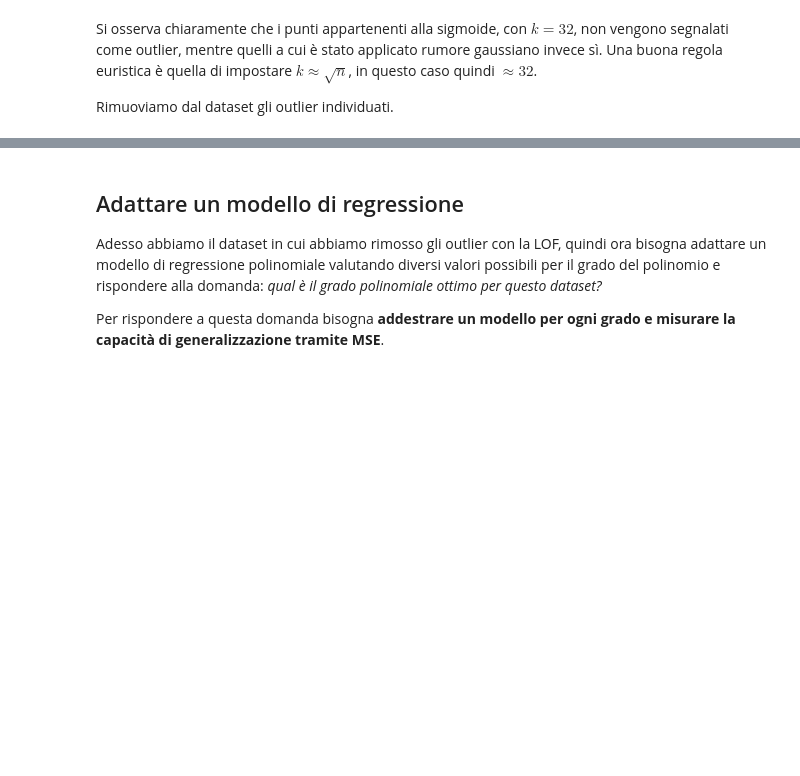
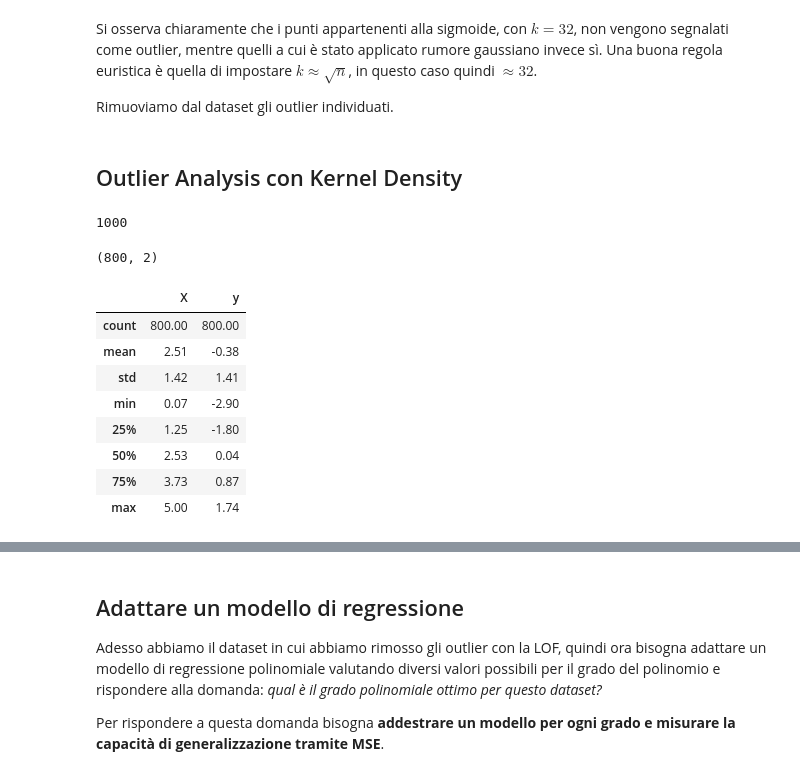
Before and after one commit to alberto-rampulla/big-data-course, a Jupyter notebook: 02_Capacità/Capacità.ipynb, the cells around one changed output, grey strips where cells are left out. Drawn from its saved outputs; the diff is of its cells as text; code cells hidden in the pictures; blank space fills up the shorter version.

```diff
--- a/02_Capacità/Capacità.ipynb
+++ b/02_Capacità/Capacità.ipynb
@@ -105,3 +105,5 @@ dd_clean = (
     .drop(columns = 'outlier')
     .copy()
 )
+# %% [markdown]
+## Outlier Analysis con Kernel Density
@@ -107,0 +122,22 @@ dd_clean = (
+# %%
+len(out)
+# %% [output]
+1000
+# %%
+dd_clean_kde = dd[out]
+# %%
+dd_clean_kde.shape
+# %% [output]
+(800, 2)
+# %%
+dd_clean_kde.describe().round(2)
+# %% [output]
+|  | X | y |
+| count | 800.00 | 800.00 |
+| mean | 2.51 | -0.38 |
+| std | 1.42 | 1.41 |
+| min | 0.07 | -2.90 |
+| 25% | 1.25 | -1.80 |
+| 50% | 2.53 | 0.04 |
+| 75% | 3.73 | 0.87 |
+| max | 5.00 | 1.74 |
```
Also changed, not shown: parts of 15 cells of this notebook.
